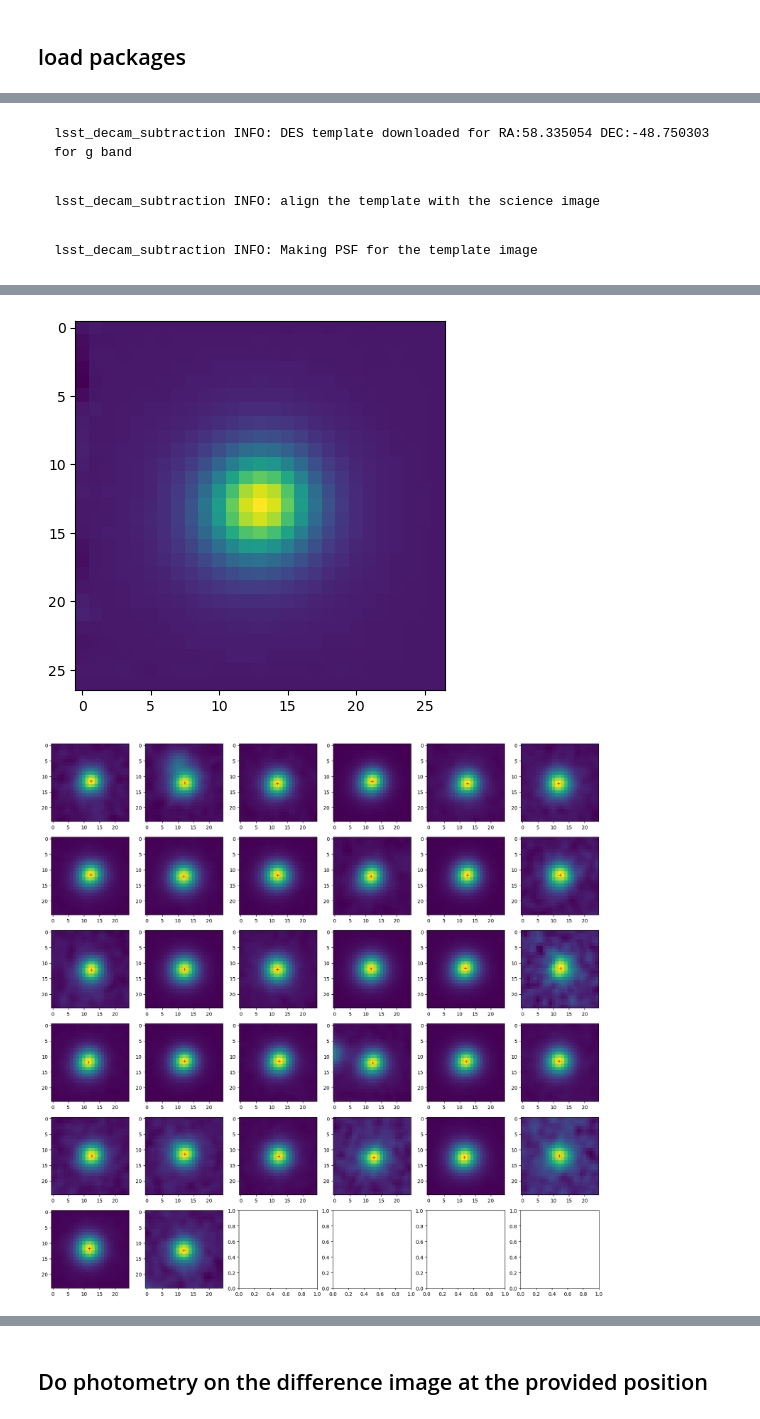
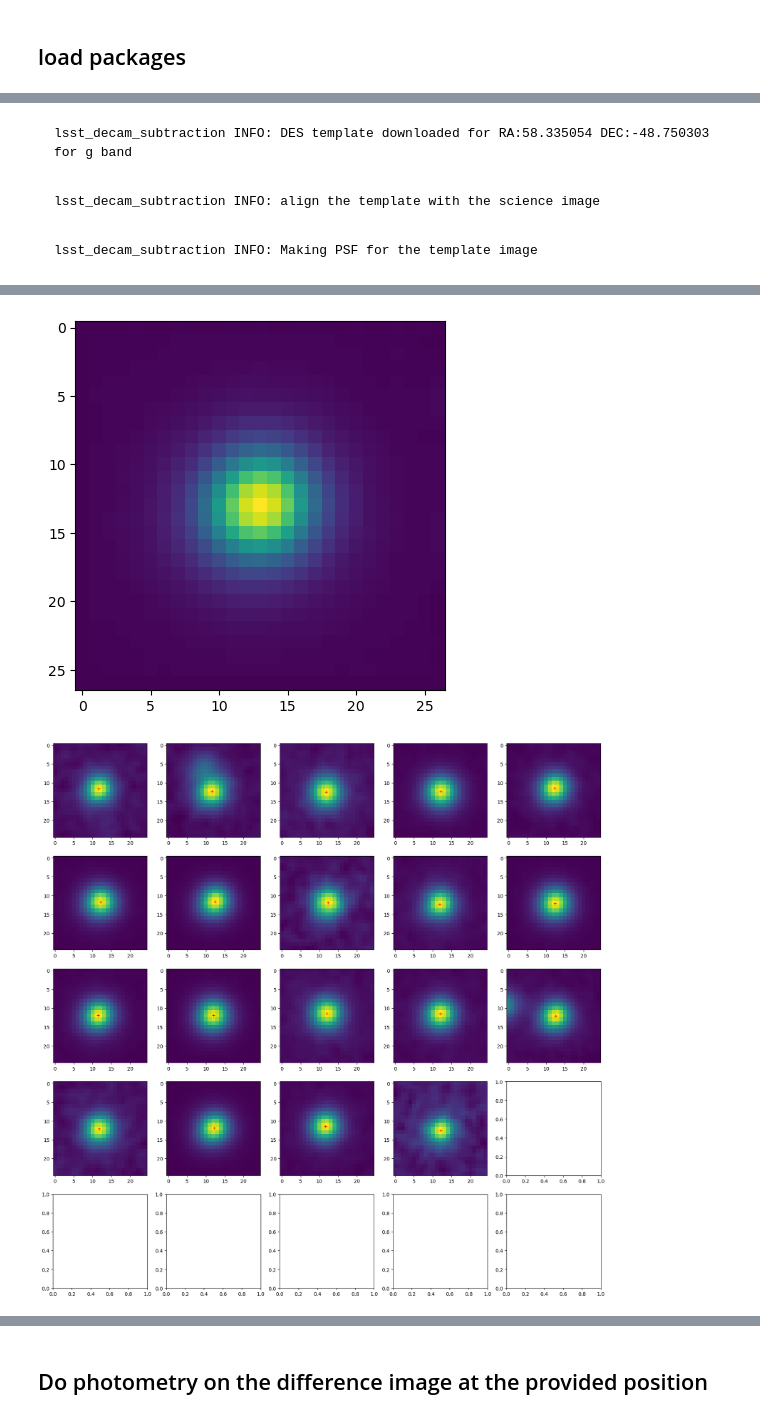
Before and after one commit to yizedong/SLIDE, a Jupyter notebook: example.ipynb, the cells around one changed output, grey strips where cells are left out. Saved outputs shown, nothing was run; the diff lists cells and outputs as text; code cells hidden in the pictures.

```diff
--- a/example.ipynb
+++ b/example.ipynb
@@ -25,7 +26,7 @@ Find images that are within the timespan and contain the source we are intereste
 ra = 58.335054
 dec = -48.750303
 band = 'g'
-time1 = '2024-12-01'
+time1 = '2024-11-30'
 time2 = '2024-12-10'
 data_query = query_lsst_visits(butler=butler, ra=ra, dec=dec, band=band, time1=time1, time2=time2)
 # %%
@@ -35,3 +36,3 @@ DatasetRef(DatasetType('visit_image', {band, instrument, day_obs, detector, phys
 # %%
-visit_image = butler.get(data_query[1])
+visit_image = butler.get(data_query[0])
 # %% [markdown]
@@ -40,5 +47,6 @@ This will download the templates from the DES-DR2, calibrate the WCS of both the
 # %%
-scidata, refdata, sci_psf, ref_psf, ref_global_bkg = lsst_decam_data_load(visit_image, ra = ra, dec = dec, download_DES_temp=True, show=True,
-                                                          cutout=True, cutout_size=2000, reference_catalog='gaia', reference_mag1=17, reference_mag2=21,
-                                                                          save_intermediate=False, save_original_temp=True)
+scidata, refdata, sci_psf, ref_psf = lsst_decam_data_load(visit_image, ra = ra, dec = dec, download_DES_temp=True, show=True,
+                                                          refine_wcs_sci=False, make_sci_psf=False,
+                                                          cutout=True, cutout_size=1500, reference_catalog='gaia', workdir='./',
+                                                                          save_intermediate=False)
 # %% [output]
@@ -49,9 +57,9 @@ lsst_decam_subtraction INFO: catalog size: 32
 WARNING: FITSFixedWarning: 'datfix' made the change 'Set DATE-OBS to '2013-10-12T08:38:03.346' from MJD-OBS'. [astropy.wcs.wcs]
 astroquery WARNING: FITSFixedWarning: 'datfix' made the change 'Set DATE-OBS to '2013-10-12T08:38:03.346' from MJD-OBS'.
 lsst_decam_subtraction INFO: DES template downloaded for RA:58.335054 DEC:-48.750303 for g band
 lsst_decam_subtraction INFO: align the template with the science image
 lsst_decam_subtraction INFO: Making PSF for the template image
 [figure]
 [figure]
-[figure, old version]
+[figure, new version]
 # %% [markdown]
```
Also changed, not shown: parts of 9 cells of this notebook, 3 other files.
